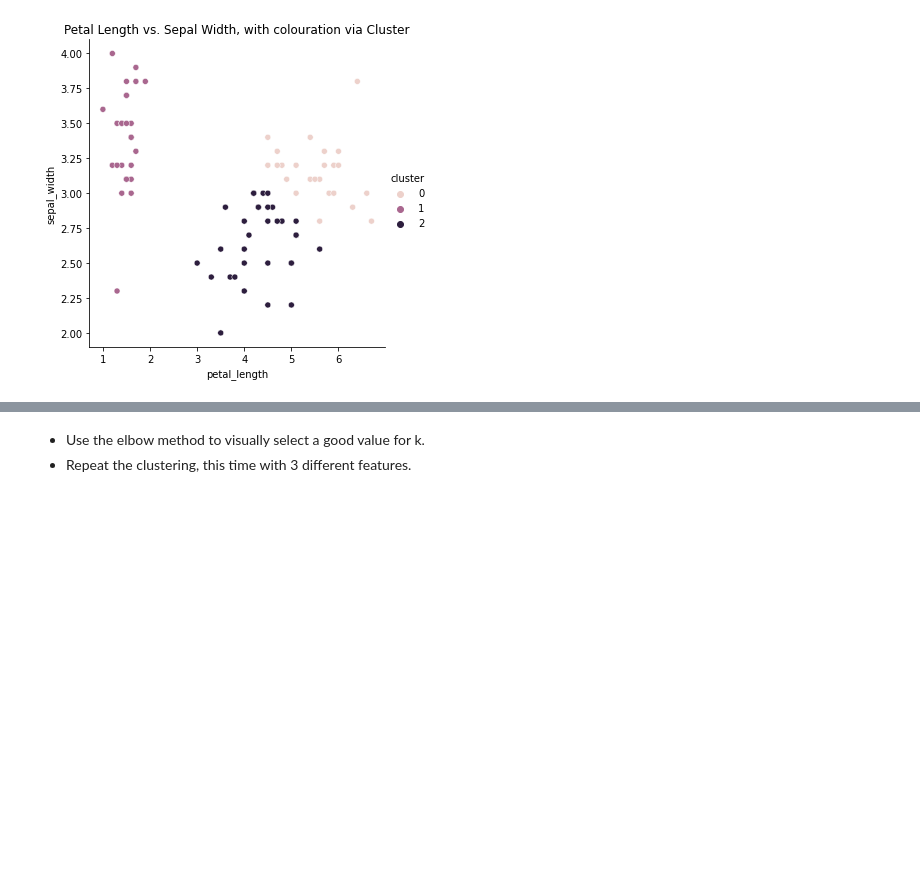
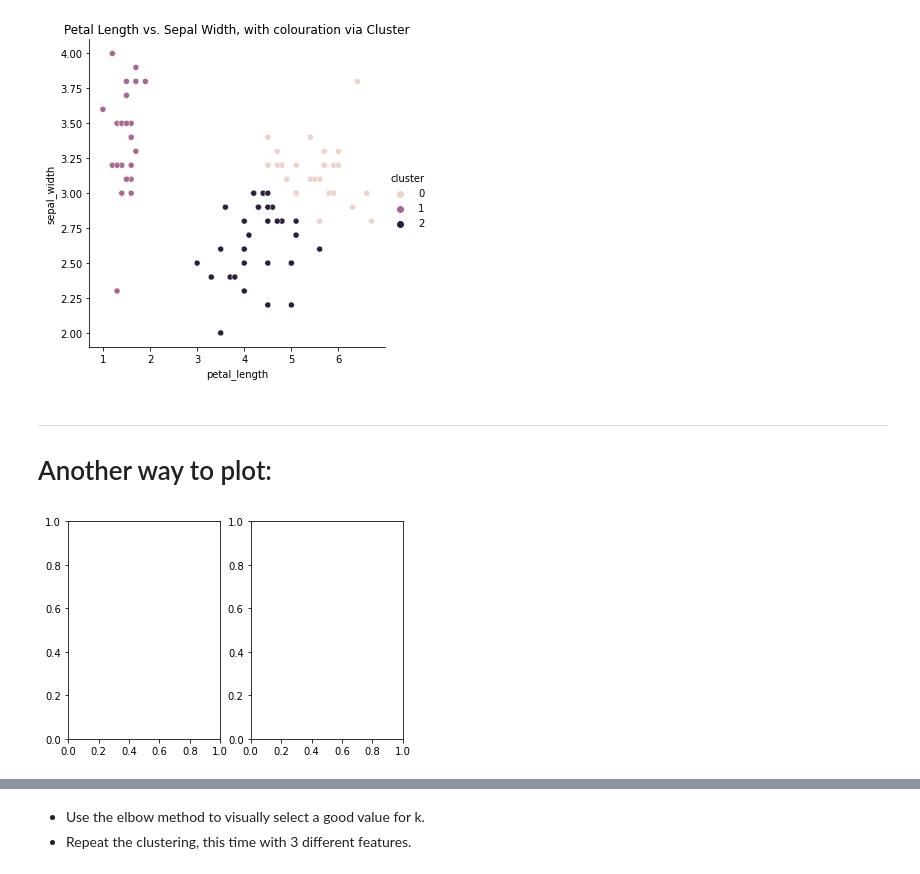
Before and after one commit to JenniferMLewis/clustering-exercises, a Jupyter notebook: modeling.ipynb, the cells around one changed output, grey strips where cells are left out. Drawn from its saved outputs; the diff is of its cells as text; code cells hidden in the pictures; blank space fills up the shorter version.

```diff
--- a/modeling.ipynb
+++ b/modeling.ipynb
@@ -184,3 +208,10 @@ plt.show()
 # %% [output]
 [figure]
 [figure]
+# %% [markdown]
+----
+# Another way to plot:
+# %%
+fig, axs = plt.subplots(1, 2)
+# %% [output]
+[figure, added]
```
Also changed, not shown: parts of 11 cells of this notebook, 3 other files.
